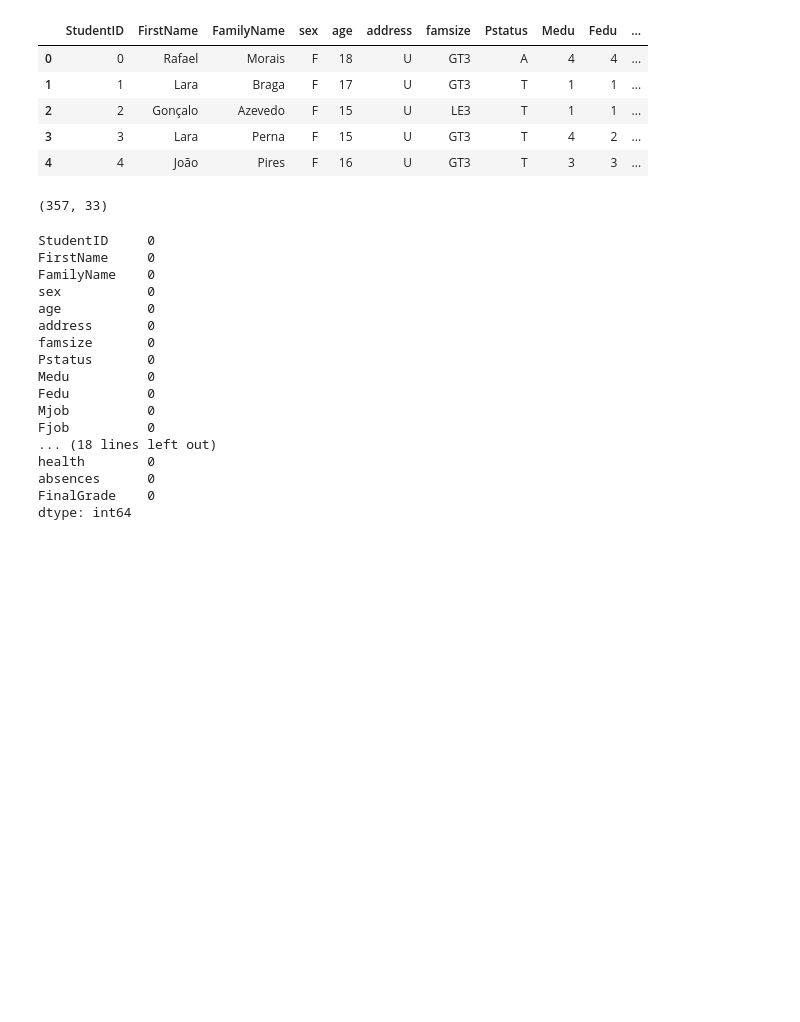
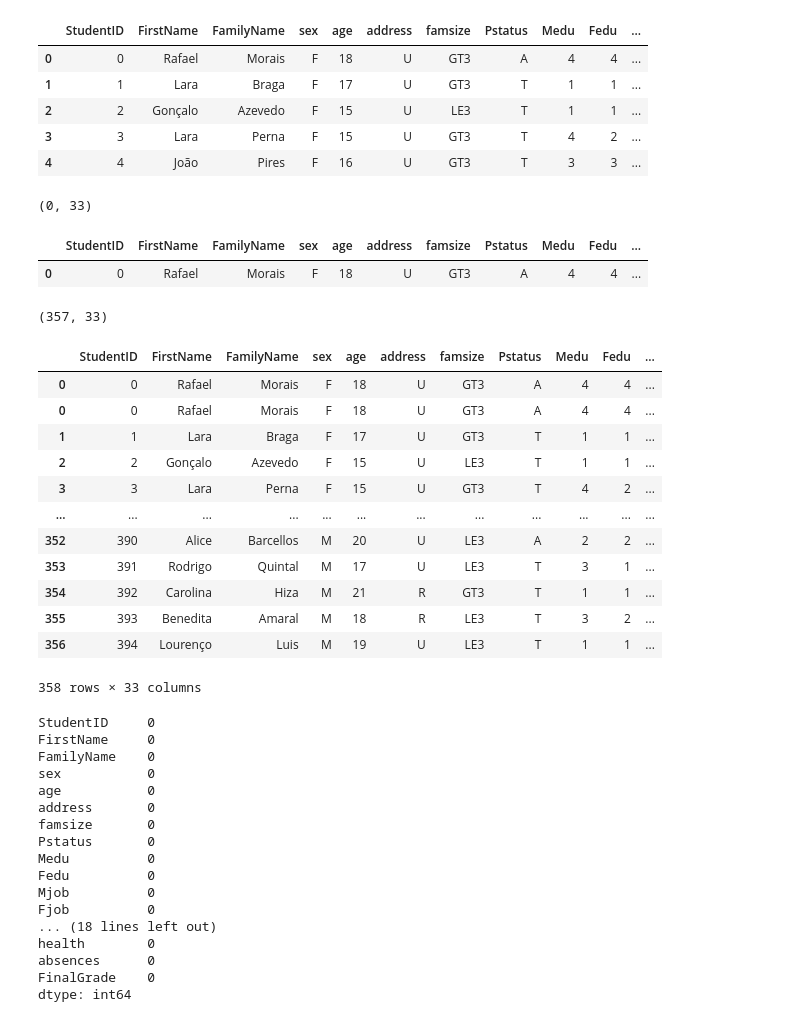
Before and after one commit to adelchi91/school_help_dashboard, a Jupyter notebook: notebooks/model_creation.ipynb, the cells around one changed output. Cells and saved outputs as stored; diff of their text form; code cells hidden in the pictures; blank space fills up the shorter version.

```diff
--- a/notebooks/model_creation.ipynb
+++ b/notebooks/model_creation.ipynb
@@ -28,7 +28,38 @@ df.head()
 # %%
 df_new_data = pd.DataFrame(columns=df.columns)
 df_new_data.to_csv("../data/new_data.csv")
+# %%
+df_new_data.shape
+# %% [output]
+(0, 33)
+# %%
+# Copy the first row of df1 into a new DataFrame
+first_row_df = df.loc[[0], :]
+
+# Concatenate the new DataFrame with df2
+df_new_data = pd.concat([df_new_data, first_row_df], ignore_index=True)
 # %%
-df.shape
+df_new_data#.shape
 # %% [output]
-(357, 33)
+|  | StudentID | FirstName | FamilyName | sex | age | address | famsize | Pstatus | Medu | Fedu | ... |
+| 0 | 0 | Rafael | Morais | F | 18 | U | GT3 | A | 4 | 4 | ... |
+# %%
+df.shape
+# %% [output]
+(357, 33)
+# %%
+pd.concat([df_new_data, df])
+# %% [output]
+|  | StudentID | FirstName | FamilyName | sex | age | address | famsize | Pstatus | Medu | Fedu | ... |
+| 0 | 0 | Rafael | Morais | F | 18 | U | GT3 | A | 4 | 4 | ... |
+| 0 | 0 | Rafael | Morais | F | 18 | U | GT3 | A | 4 | 4 | ... |
+| 1 | 1 | Lara | Braga | F | 17 | U | GT3 | T | 1 | 1 | ... |
+| 2 | 2 | Gonçalo | Azevedo | F | 15 | U | LE3 | T | 1 | 1 | ... |
+| 3 | 3 | Lara | Perna | F | 15 | U | GT3 | T | 4 | 2 | ... |
+| ... | ... | ... | ... | ... | ... | ... | ... | ... | ... | ... | ... |
+| 352 | 390 | Alice | Barcellos | M | 20 | U | LE3 | A | 2 | 2 | ... |
+| 353 | 391 | Rodrigo | Quintal | M | 17 | U | LE3 | T | 3 | 1 | ... |
+| 354 | 392 | Carolina | Hiza | M | 21 | R | GT3 | T | 1 | 1 | ... |
+| 355 | 393 | Benedita | Amaral | M | 18 | R | LE3 | T | 3 | 2 | ... |
+| 356 | 394 | Lourenço | Luis | M | 19 | U | LE3 | T | 1 | 1 | ... |
+358 rows × 33 columns
```
Also changed, not shown: parts of 1 cell of this notebook, 3 other files.
